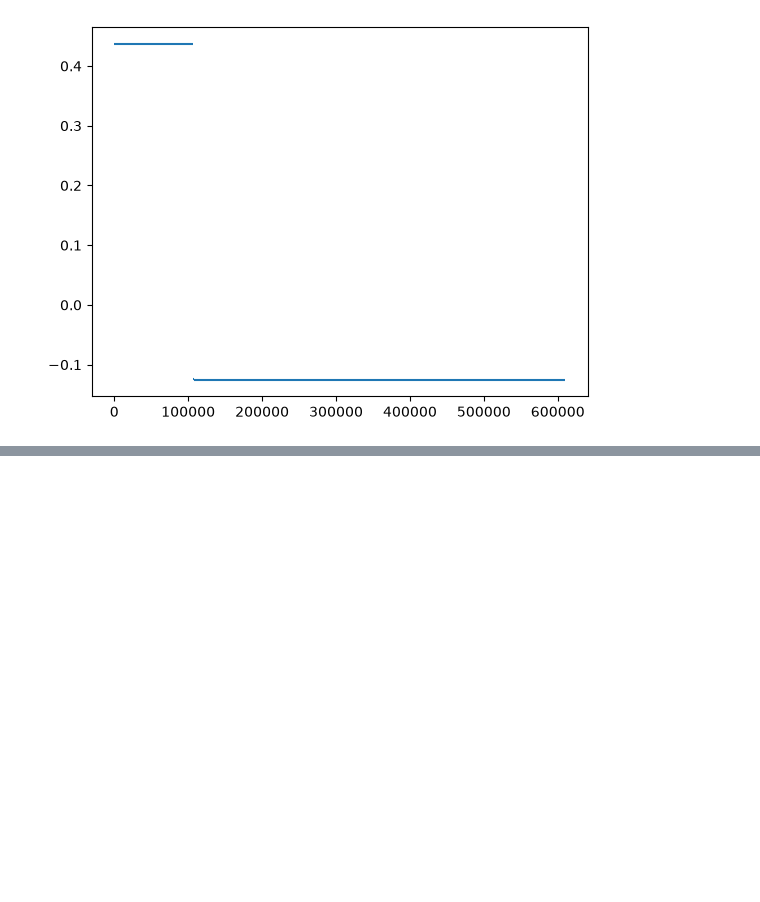
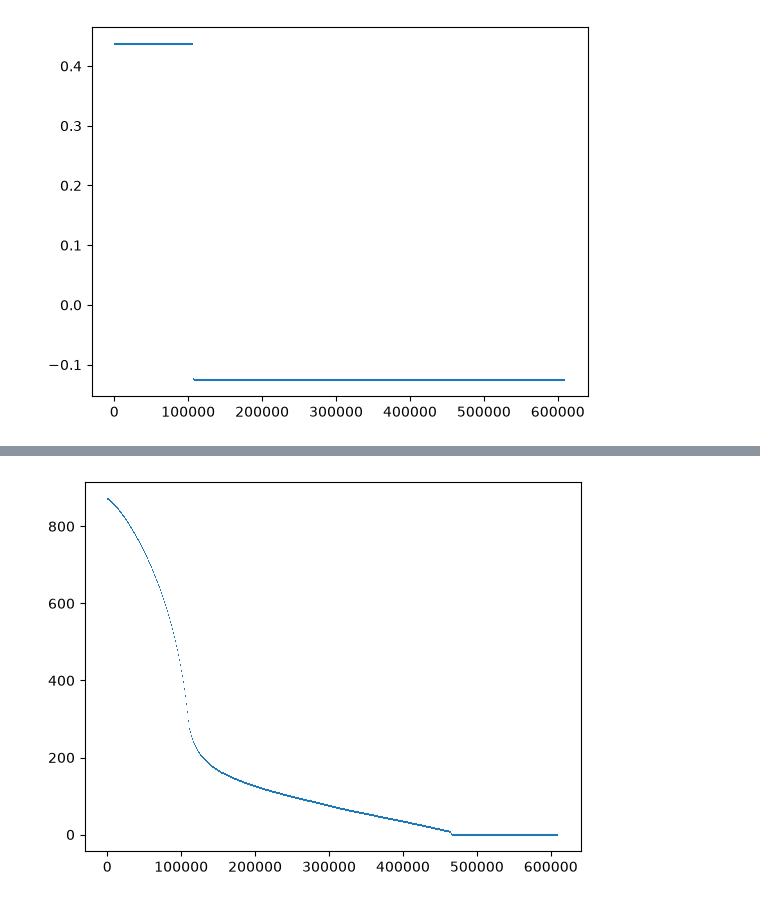
Before and after one commit to AdaKuhtz/1d_calving_experiment, a Jupyter notebook: mismipp_dual_1d_original.ipynb, the cells around one changed output, grey strips where cells are left out. Drawn from its saved outputs; the diff is of its cells as text; code cells hidden in the pictures; blank space fills up the shorter version.

```diff
--- a/mismipp_dual_1d_original.ipynb
+++ b/mismipp_dual_1d_original.ipynb
@@ -558,0 +697,3 @@ print(end_of_glacier_slow(h))
+# %%
+def calve_size():
+    return int(np.random.normal(20_000, 10_000))
@@ -558,0 +780,21 @@ print(end_of_glacier_slow(h))
+# %%
+# this plot shows the velocity at approximatley the terminus of the glacier
+# it seems that the velocity changes quite a bit and quite rapidly (I don't understand the physics of this)
+
+terminus_velocities = []
+for w in ws:
+    u = w.sub(0)
+    u_at_points = u.dat.data_ro
+    terminus_velocities += [int(u_at_points[-1])]
+
+print(terminus_velocities)
+
+terminus_development(terminus_velocities)
+# %%
+u, M, τ, h = w.subfunctions # w is a field consisting of velocity, membrane stress, basal stress, thickness
+# %%
+# a plot of the thickness function
+fig, axes = plt.subplots()
+fd.plot(h, axes=axes);
+# %% [output]
+[figure, added]
```
Also changed, not shown: parts of 24 cells of this notebook, 2 other files.
